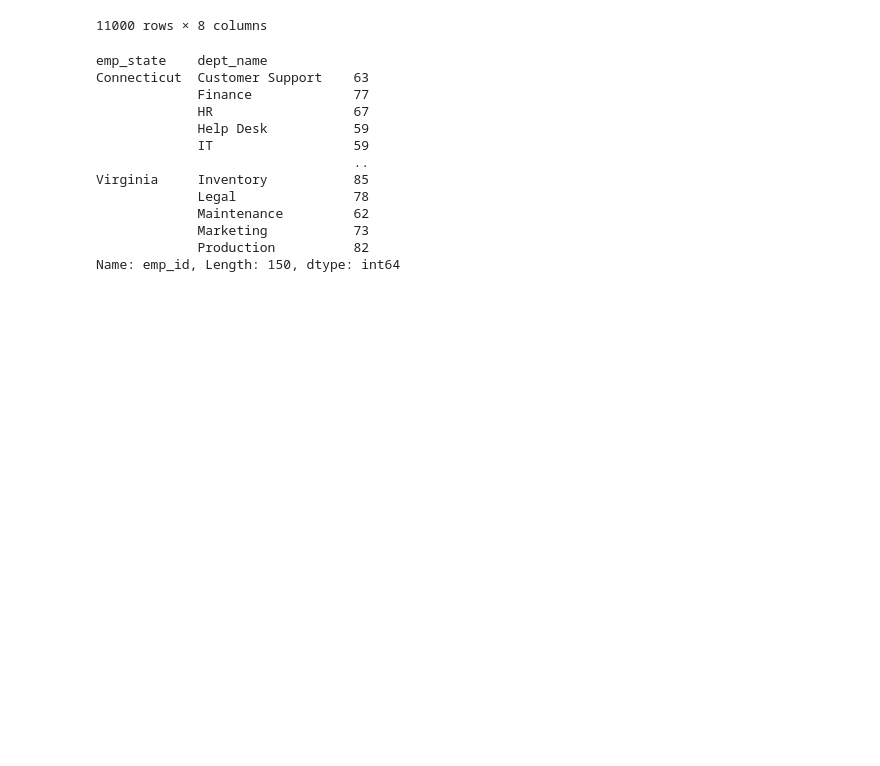
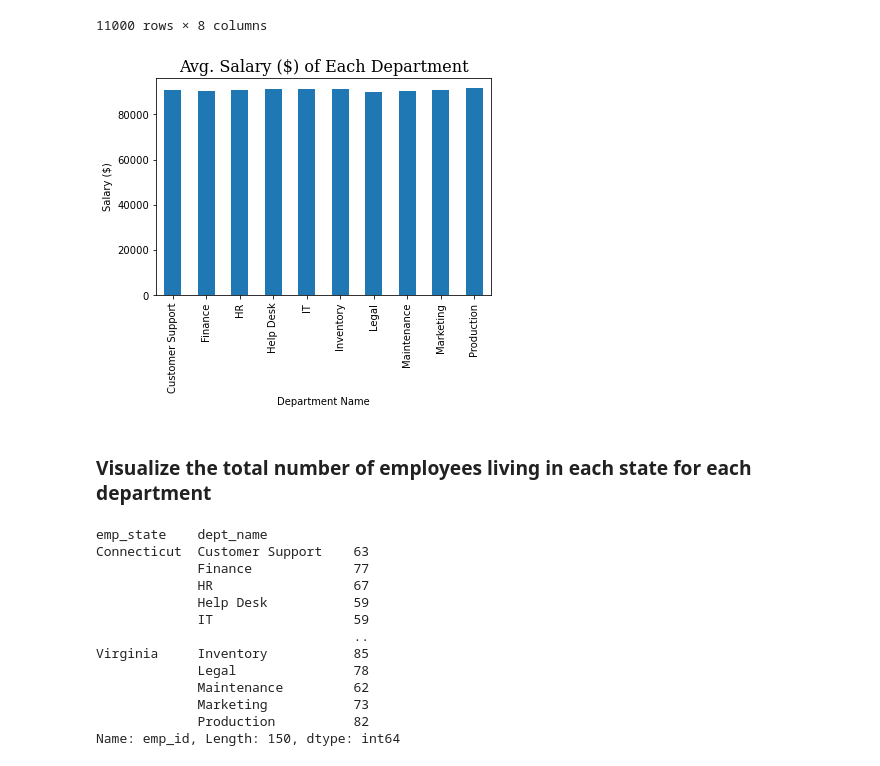
Before and after one commit to daksh-intwala/DATA_601, a Jupyter notebook: week07/homework/hw-07.ipynb, the cells around one changed output. Saved outputs shown, nothing was run; the diff lists cells and outputs as text; code cells hidden in the pictures; blank space fills up the shorter version.

```diff
--- a/week07/homework/hw-07.ipynb
+++ b/week07/homework/hw-07.ipynb
@@ -196,6 +193,18 @@ join_all
 | 10998 | 20976 | Stacy | Thompson | +1 00138013674 | New Hampshire | 10 | 74293.45 | Maintenance |
 | 10999 | 20993 | Terri | Curry | +1 1772587852 | Maine | 10 | 93616.61 | Maintenance |
 11000 rows × 8 columns
+# %%
+join_all.groupby('dept_name')['yr_salary']\
+    .mean()\
+    .plot(kind='bar')
+plt.title('Avg. Salary ($) of Each Department', fontdict={'size':16, 'family':'serif'})
+plt.xlabel('Department Name')
+plt.ylabel('Salary ($)')
+plt.show()
+# %% [output]
+[figure, added]
+# %% [markdown]
+### Visualize the total number of employees living in each state for each department
 # %%
 emp_categorized = join_all.groupby(['emp_state','dept_name'])['emp_id'].count()
 # %%
```
Also changed, not shown: parts of 5 cells of this notebook.
